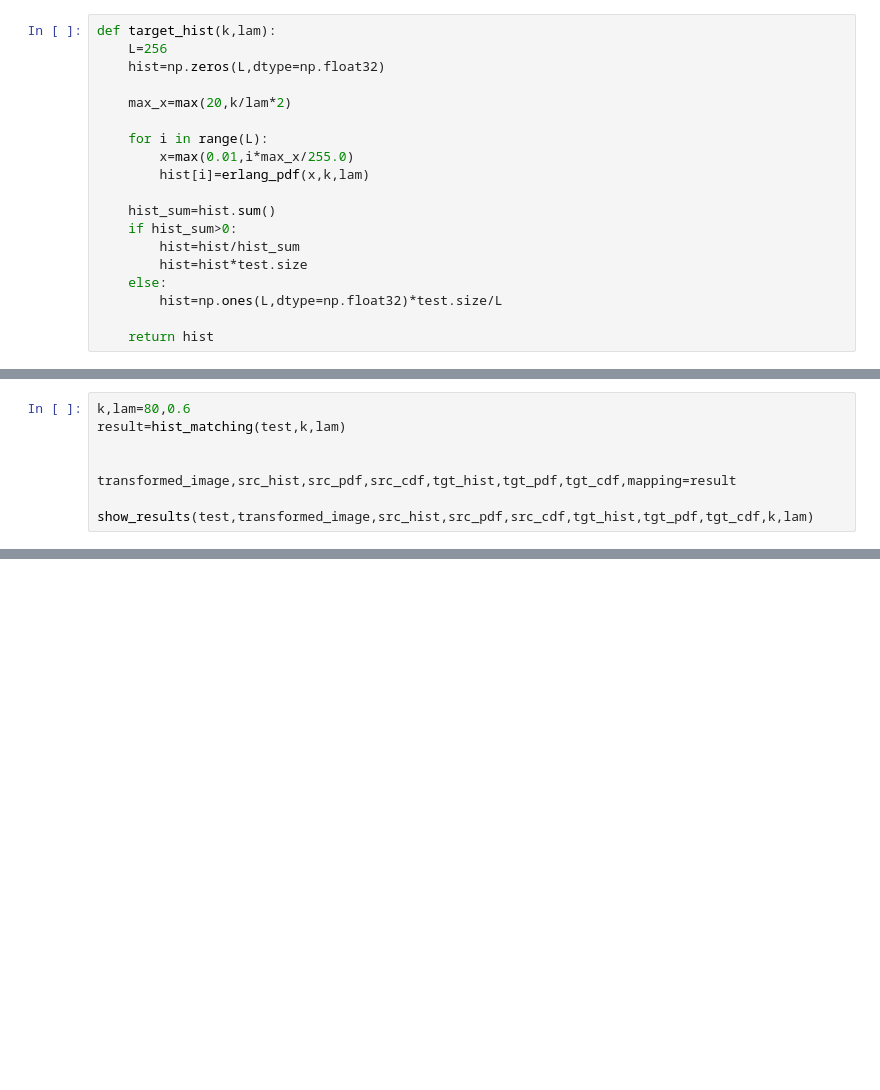
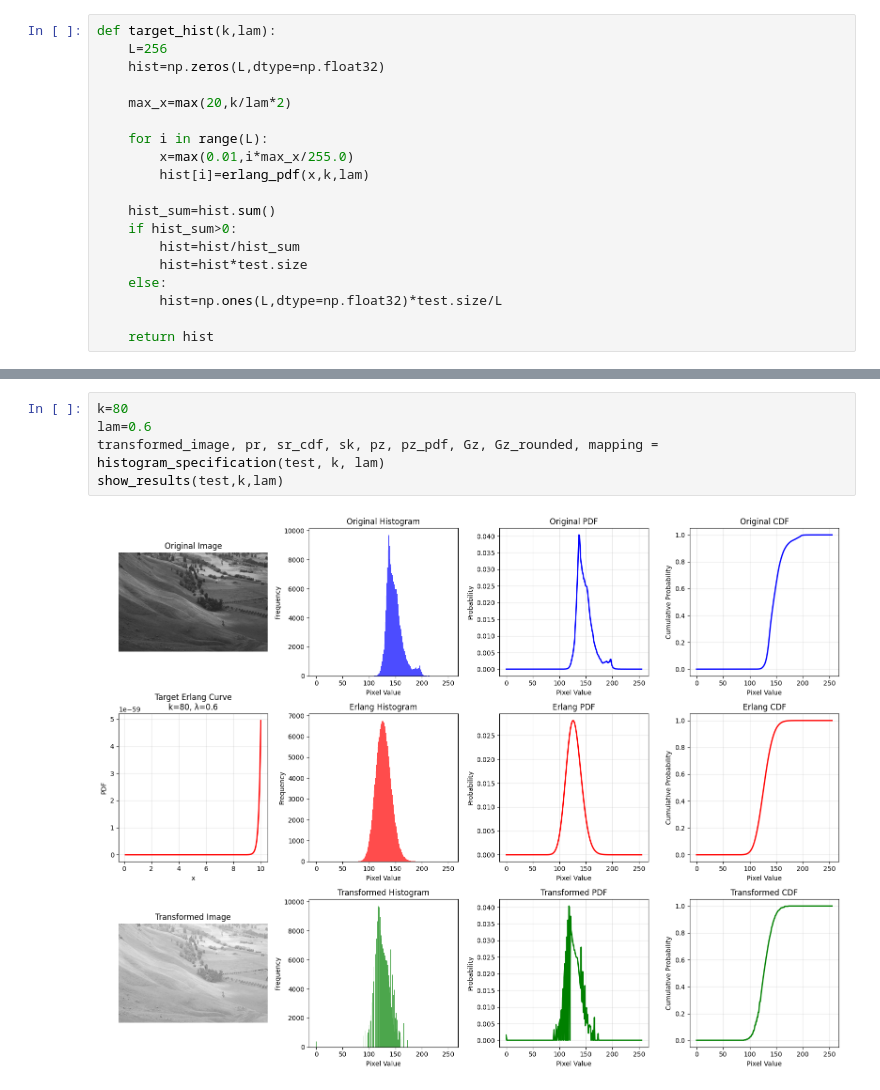
Before and after one commit to Efty34/Image_Processing, a Jupyter notebook: Lab_3/assignment/2.ipynb, the cells around one changed output, grey strips where cells are left out. Saved outputs shown, nothing was run; the diff lists cells and outputs as text; blank space fills up the shorter version.

```diff
--- a/Lab_3/assignment/2.ipynb
+++ b/Lab_3/assignment/2.ipynb
@@ -183,8 +94,0 @@ def show_results(image,transformed_image,src_hist,src_pdf,src_cdf,tgt_hist,tgt_p
-# %%
-k,lam=80,0.6
-result=hist_matching(test,k,lam)
-
-
-transformed_image,src_hist,src_pdf,src_cdf,tgt_hist,tgt_pdf,tgt_cdf,mapping=result
-
-show_results(test,transformed_image,src_hist,src_pdf,src_cdf,tgt_hist,tgt_pdf,tgt_cdf,k,lam)
@@ -210,0 +196,7 @@ plt.show()
+# %%
+k=80
+lam=0.6
+transformed_image, pr, sr_cdf, sk, pz, pz_pdf, Gz, Gz_rounded, mapping = histogram_specification(test, k, lam)
+show_results(test,k,lam)
+# %% [output]
+[figure, added]
```
Also changed, not shown: parts of 6 cells of this notebook, 21 other files.
